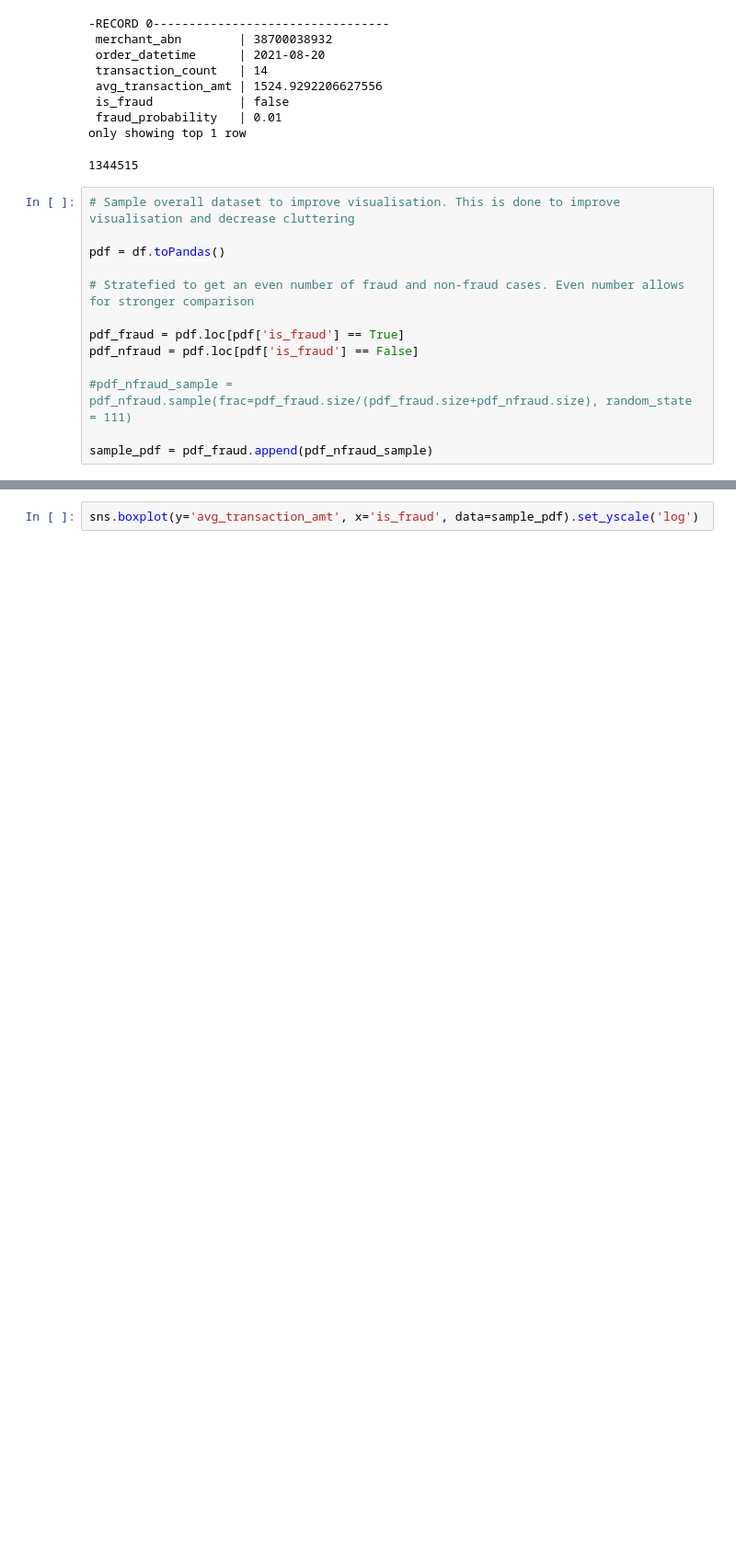
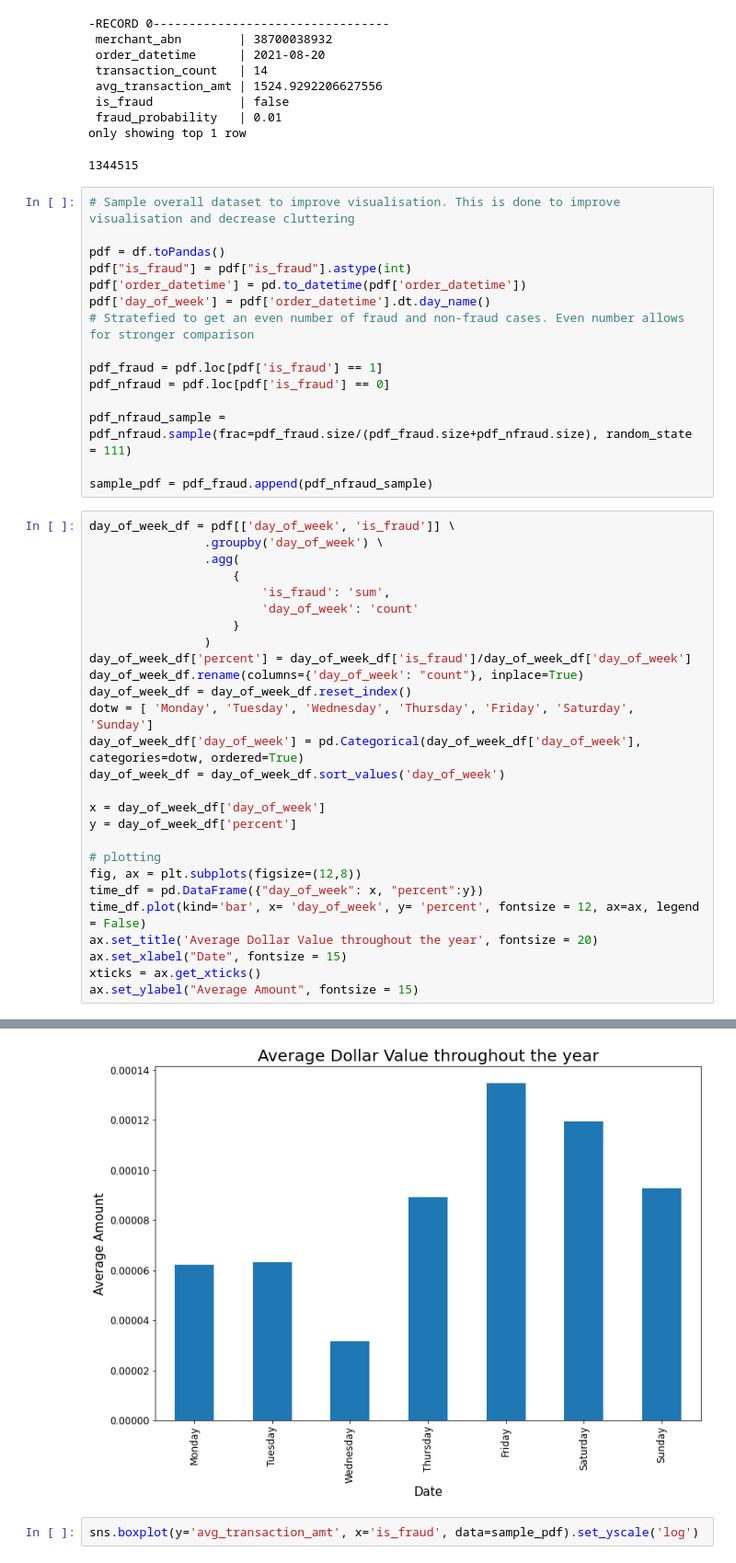
Before and after one commit to MAST30034-Applied-Data-Science/generic-buy-now-pay-later-project-group-5, a Jupyter notebook: notebooks/fraud_analysis.ipynb, the cells around one changed output, grey strips where cells are left out. Shown at 92% size. Cells and saved outputs as stored; diff of their text form; blank space fills up the shorter version.

Commit message:
merged merchant and consumer fraud

```diff
--- a/notebooks/merchant_fraud.ipynb
+++ b/notebooks/fraud_analysis.ipynb
@@ -38,12 +46,42 @@ only showing top 1 row
 # Sample overall dataset to improve visualisation. This is done to improve visualisation and decrease cluttering
 
 pdf = df.toPandas()
-
+pdf["is_fraud"] = pdf["is_fraud"].astype(int)
+pdf['order_datetime'] = pd.to_datetime(pdf['order_datetime'])
+pdf['day_of_week'] = pdf['order_datetime'].dt.day_name()
 # Stratefied to get an even number of fraud and non-fraud cases. Even number allows for stronger comparison
 
-pdf_fraud = pdf.loc[pdf['is_fraud'] == True]
-pdf_nfraud = pdf.loc[pdf['is_fraud'] == False]
+pdf_fraud = pdf.loc[pdf['is_fraud'] == 1]
+pdf_nfraud = pdf.loc[pdf['is_fraud'] == 0]
 
-#pdf_nfraud_sample = pdf_nfraud.sample(frac=pdf_fraud.size/(pdf_fraud.size+pdf_nfraud.size), random_state = 111)
+pdf_nfraud_sample = pdf_nfraud.sample(frac=pdf_fraud.size/(pdf_fraud.size+pdf_nfraud.size), random_state = 111)
 
 sample_pdf = pdf_fraud.append(pdf_nfraud_sample)
+# %%
+day_of_week_df = pdf[['day_of_week', 'is_fraud']] \
+                .groupby('day_of_week') \
+                .agg(
+                    {
+                        'is_fraud': 'sum',
+                        'day_of_week': 'count'
+                    }
+                )
+day_of_week_df['percent'] = day_of_week_df['is_fraud']/day_of_week_df['day_of_week']
+day_of_week_df.rename(columns={'day_of_week': "count"}, inplace=True)
+day_of_week_df = day_of_week_df.reset_index()
+dotw = [ 'Monday', 'Tuesday', 'Wednesday', 'Thursday', 'Friday', 'Saturday', 'Sunday']
+day_of_week_df['day_of_week'] = pd.Categorical(day_of_week_df['day_of_week'], categories=dotw, ordered=True)
+day_of_week_df = day_of_week_df.sort_values('day_of_week')
+
+x = day_of_week_df['day_of_week']
+y = day_of_week_df['percent']
+
+# plotting
+fig, ax = plt.subplots(figsize=(12,8))
+time_df = pd.DataFrame({"day_of_week": x, "percent":y})
+time_df.plot(kind='bar', x= 'day_of_week', y= 'percent', fontsize = 12, ax=ax, legend = False)
+ax.set_title('Average Dollar Value throughout the year', fontsize = 20)
+ax.set_xlabel("Date", fontsize = 15)
+xticks = ax.get_xticks()
+ax.set_ylabel("Average Amount", fontsize = 15)
+# %% [output]
@@ -50,3 +89,4 @@ sample_pdf = pdf_fraud.append(pdf_nfraud_sample)
+[figure, added]
 # %%
 sns.boxplot(y='avg_transaction_amt', x='is_fraud', data=sample_pdf).set_yscale('log')
 # %% [output]
```
Also changed, not shown: parts of 10 cells of this notebook.
